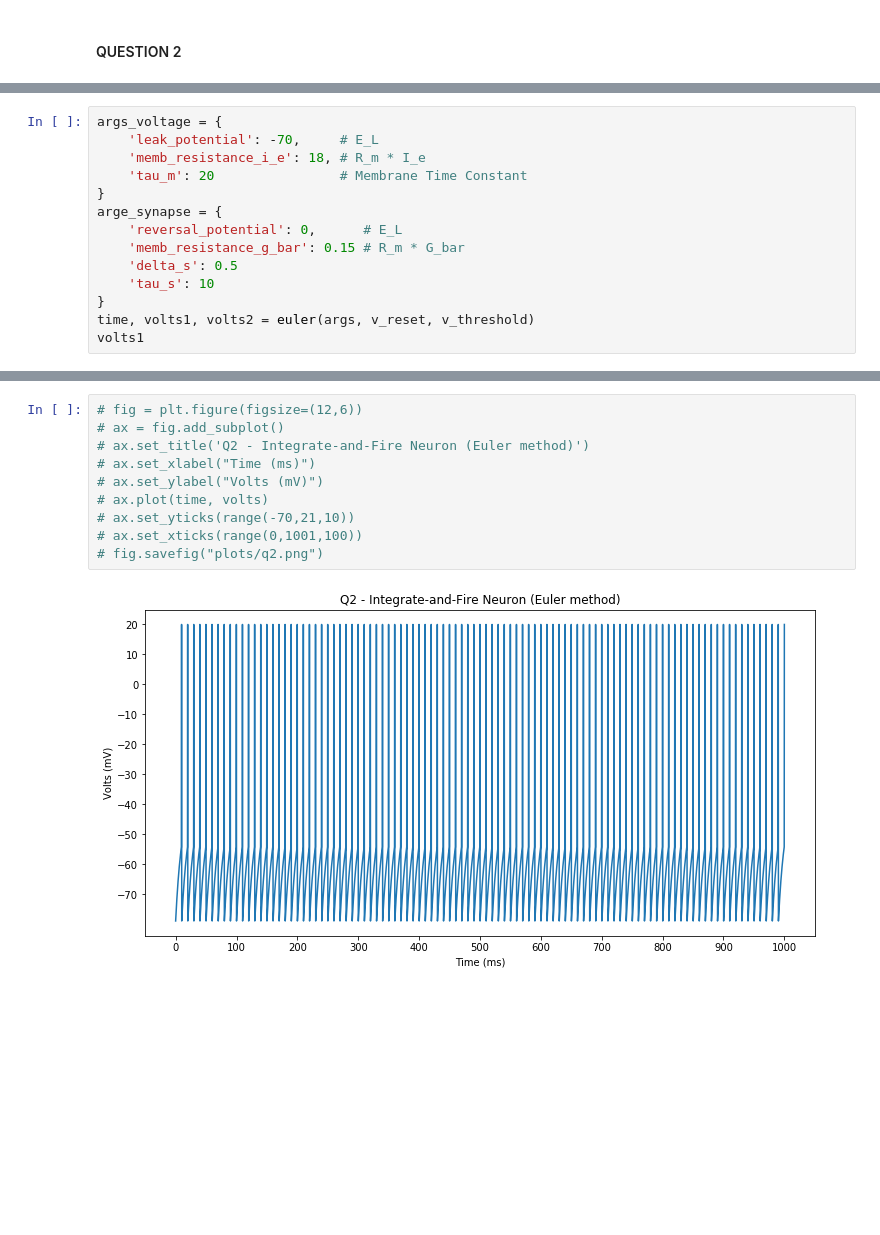
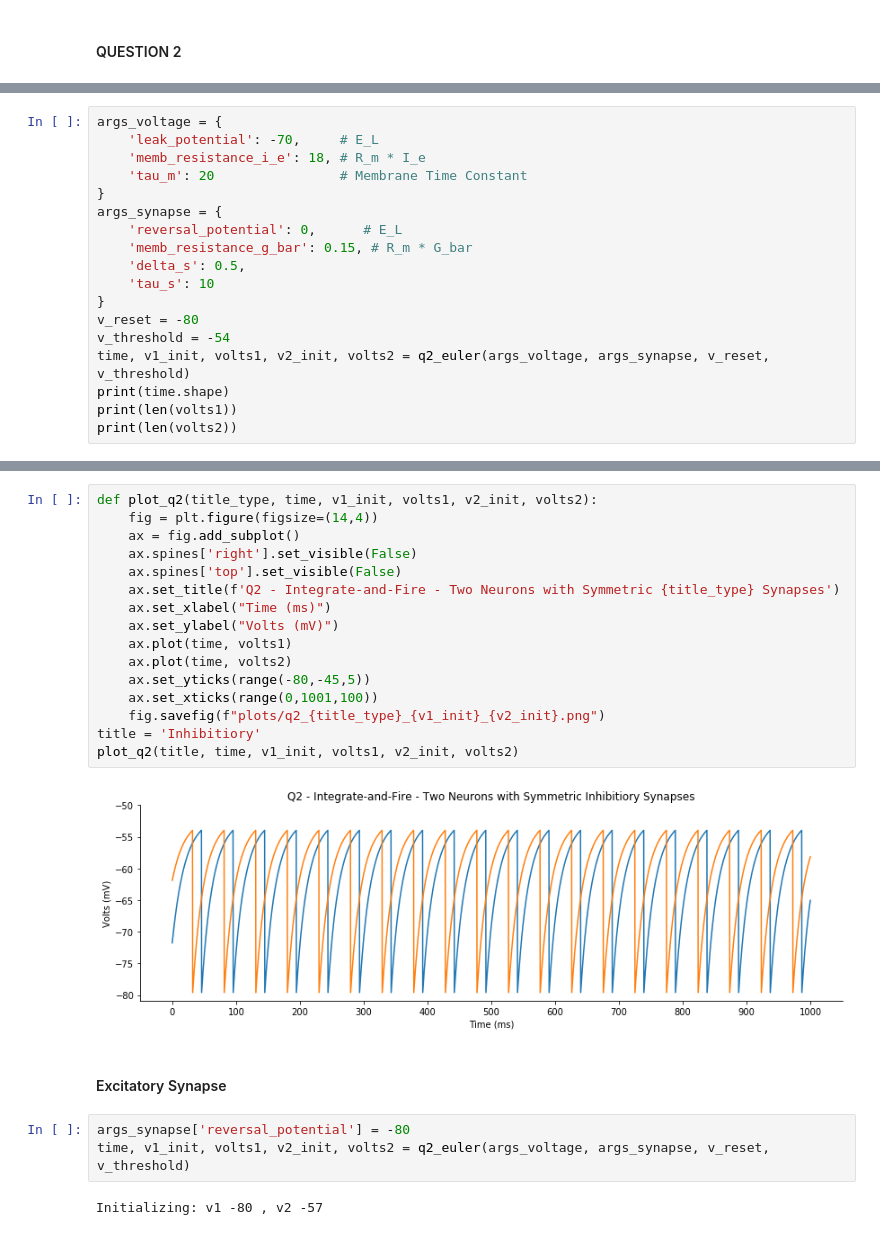
Before and after one commit to leanguardia/cneuroscience-cws, a Jupyter notebook: 3-LIF-Plasticity/A-Integrate-and-Fire.ipynb, the cells around one changed output, grey strips where cells are left out. Saved outputs shown, nothing was run; the diff lists cells and outputs as text; blank space fills up the shorter version.

```diff
--- a/3-LIF-Plasticity/A-Integrate-and-Fire.ipynb
+++ b/3-LIF-Plasticity/A-Integrate-and-Fire.ipynb
@@ -106,11 +122,15 @@ args_voltage = {
     'memb_resistance_i_e': 18, # R_m * I_e
     'tau_m': 20                # Membrane Time Constant
 }
-arge_synapse = {
+args_synapse = {
     'reversal_potential': 0,      # E_L
-    'memb_resistance_g_bar': 0.15 # R_m * G_bar
-    'delta_s': 0.5
+    'memb_resistance_g_bar': 0.15, # R_m * G_bar
+    'delta_s': 0.5,
     'tau_s': 10
 }
-time, volts1, volts2 = euler(args, v_reset, v_threshold)
-volts1
+v_reset = -80
+v_threshold = -54
+time, v1_init, volts1, v2_init, volts2 = q2_euler(args_voltage, args_synapse, v_reset, v_threshold)
+print(time.shape)
+print(len(volts1))
+print(len(volts2))
@@ -117,12 +142,25 @@ volts1
 # %%
-# fig = plt.figure(figsize=(12,6))
-# ax = fig.add_subplot()
-# ax.set_title('Q2 - Integrate-and-Fire Neuron (Euler method)')
-# ax.set_xlabel("Time (ms)")
-# ax.set_ylabel("Volts (mV)")
-# ax.plot(time, volts)
-# ax.set_yticks(range(-70,21,10))
-# ax.set_xticks(range(0,1001,100))
-# fig.savefig("plots/q2.png")
+def plot_q2(title_type, time, v1_init, volts1, v2_init, volts2):
+    fig = plt.figure(figsize=(14,4))
+    ax = fig.add_subplot()
+    ax.spines['right'].set_visible(False)
+    ax.spines['top'].set_visible(False)
+    ax.set_title(f'Q2 - Integrate-and-Fire - Two Neurons with Symmetric {title_type} Synapses')
+    ax.set_xlabel("Time (ms)")
+    ax.set_ylabel("Volts (mV)")
+    ax.plot(time, volts1)
+    ax.plot(time, volts2)
+    ax.set_yticks(range(-80,-45,5))
+    ax.set_xticks(range(0,1001,100))
+    fig.savefig(f"plots/q2_{title_type}_{v1_init}_{v2_init}.png")
+title = 'Inhibitiory'
+plot_q2(title, time, v1_init, volts1, v2_init, volts2)
 # %% [output]
-[figure, old version]
+[figure, new version]
+# %% [markdown]
+#### Excitatory Synapse
+# %%
+args_synapse['reversal_potential'] = -80
+time, v1_init, volts1, v2_init, volts2 = q2_euler(args_voltage, args_synapse, v_reset, v_threshold)
+# %% [output]
+Initializing: v1 -80 , v2 -57
```
Also changed, not shown: parts of 8 cells of this notebook, 1 other file.
